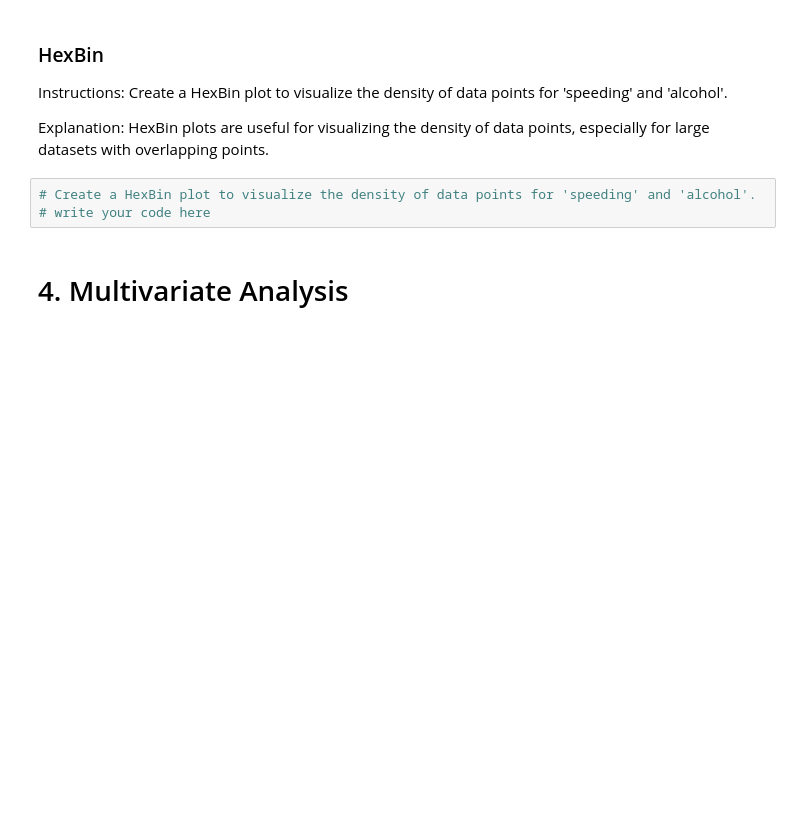
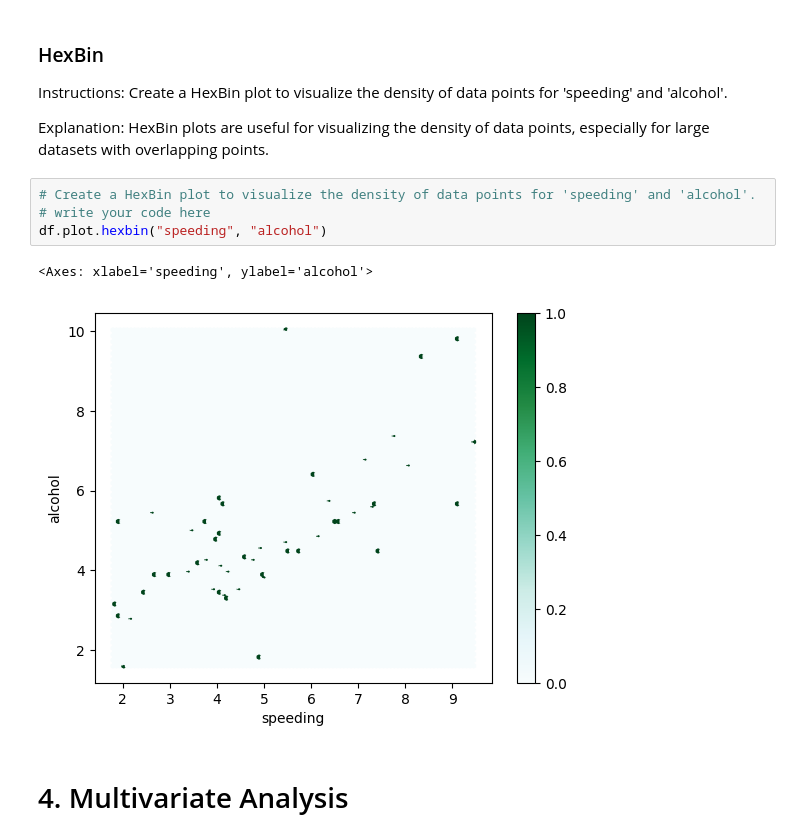
Before and after one commit to Ziyad501/T5, a Jupyter notebook: Assignment/Data_Visualization_Tutorial.ipynb, the cells around one changed output. Drawn from its saved outputs; the diff is of its cells as text; blank space fills up the shorter version.

```diff
--- a/Assignment/Data_Visualization_Tutorial.ipynb
+++ b/Assignment/Data_Visualization_Tutorial.ipynb
@@ -120,6 +123,10 @@ HexBin plots are useful for visualizing the density of data points, especially f
 # %%
 # Create a HexBin plot to visualize the density of data points for 'speeding' and 'alcohol'.
 # write your code here
+df.plot.hexbin("speeding", "alcohol")
+# %% [output]
+<Axes: xlabel='speeding', ylabel='alcohol'>
+[figure, added]
 # %% [markdown]
 # 4. Multivariate Analysis
 # %% [markdown]
```
Also changed, not shown: parts of 7 cells of this notebook, 6 other files.
